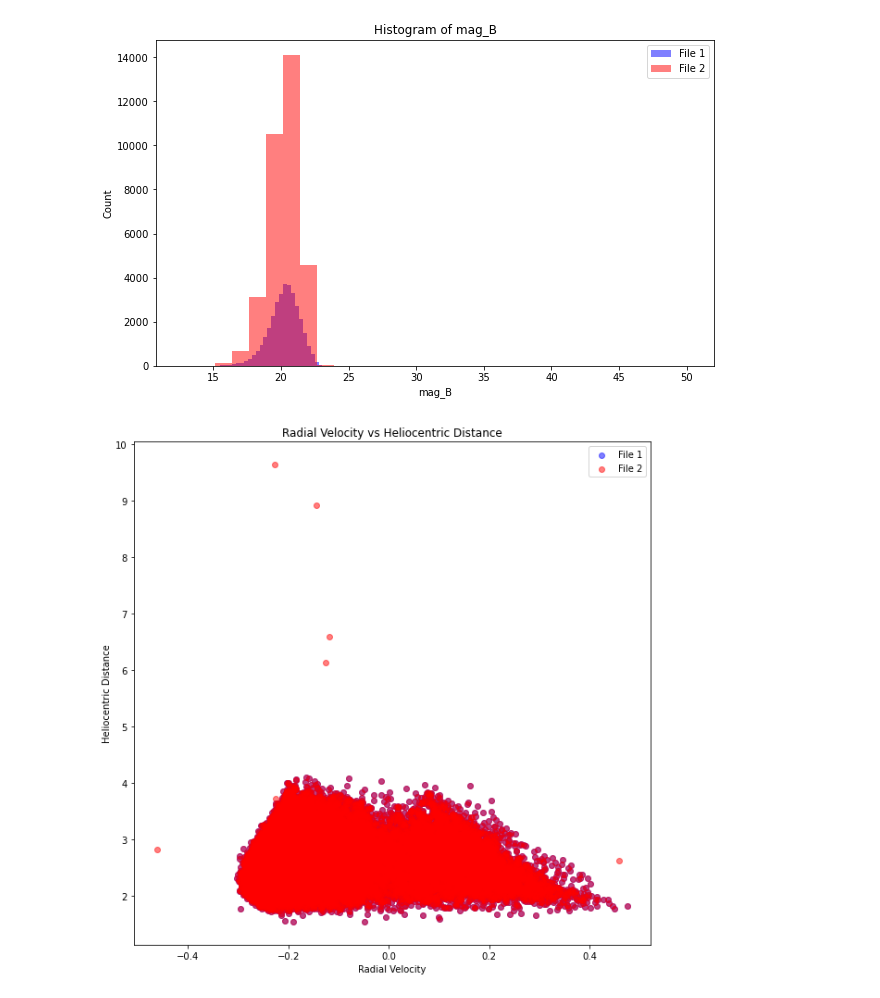
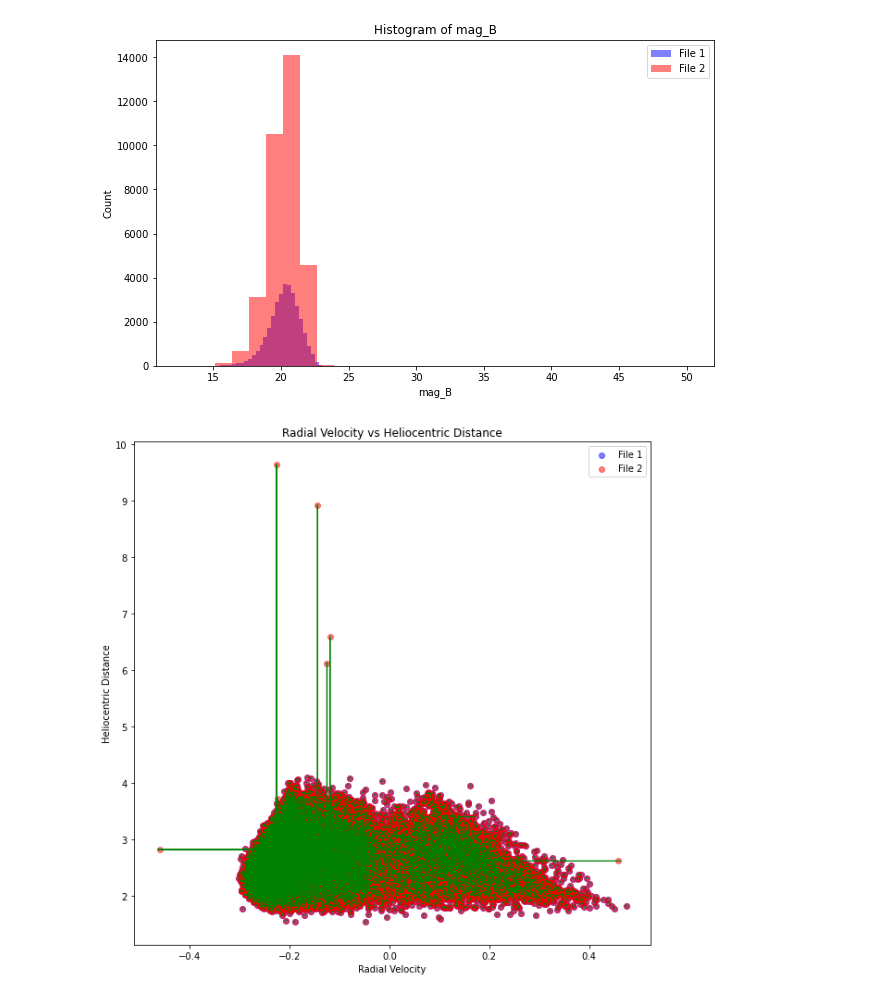
Before and after one commit to prateekdceit06/mled_project, a Jupyter notebook: AstroMLData.ipynb, the cells around one changed output. Drawn from its saved outputs; the diff is of its cells as text; code cells hidden in the pictures.

```diff
--- a/AstroMLData.ipynb
+++ b/AstroMLData.ipynb
@@ -287,18 +287,19 @@ for mag in magnitudes:
 # %%
 
 df1_vlambda_median = np.median(df1['vlambda'])
 df1_r_helio_median = np.median(df1['r_helio'])
 df2_vlambda_median = np.median(df2['vlambda'])
 df2_r_helio_median = np.median(df2['r_helio'])
 
 plt.figure(figsize=(10, 10))
 plt.scatter(df1['vlambda'], df1['r_helio'], color='blue', label='File 1', alpha=0.5)
 plt.scatter(df2['vlambda'], df2['r_helio'], color='red', label='File 2', alpha=0.5)
-plt.arrow(df1_vlambda_median, df1_r_helio_median, df2_vlambda_median - df1_vlambda_median, df2_r_helio_median - df1_r_helio_median, color='green', width=0.01, length_includes_head=True)
+for vlambda1, r_helio1, vlambda2, r_helio2 in zip(df1['vlambda'], df1['r_helio'], df2['vlambda'], df2['r_helio']):
+    plt.arrow(vlambda1, r_helio1, vlambda2 - vlambda1, r_helio2 - r_helio1, color='green')
 plt.xlabel('Radial Velocity')
 plt.ylabel('Heliocentric Distance')
 plt.title('Radial Velocity vs Heliocentric Distance')
 plt.legend()
 plt.show()
 # %% [output]
-[figure, old version]
+[figure, new version]
```
